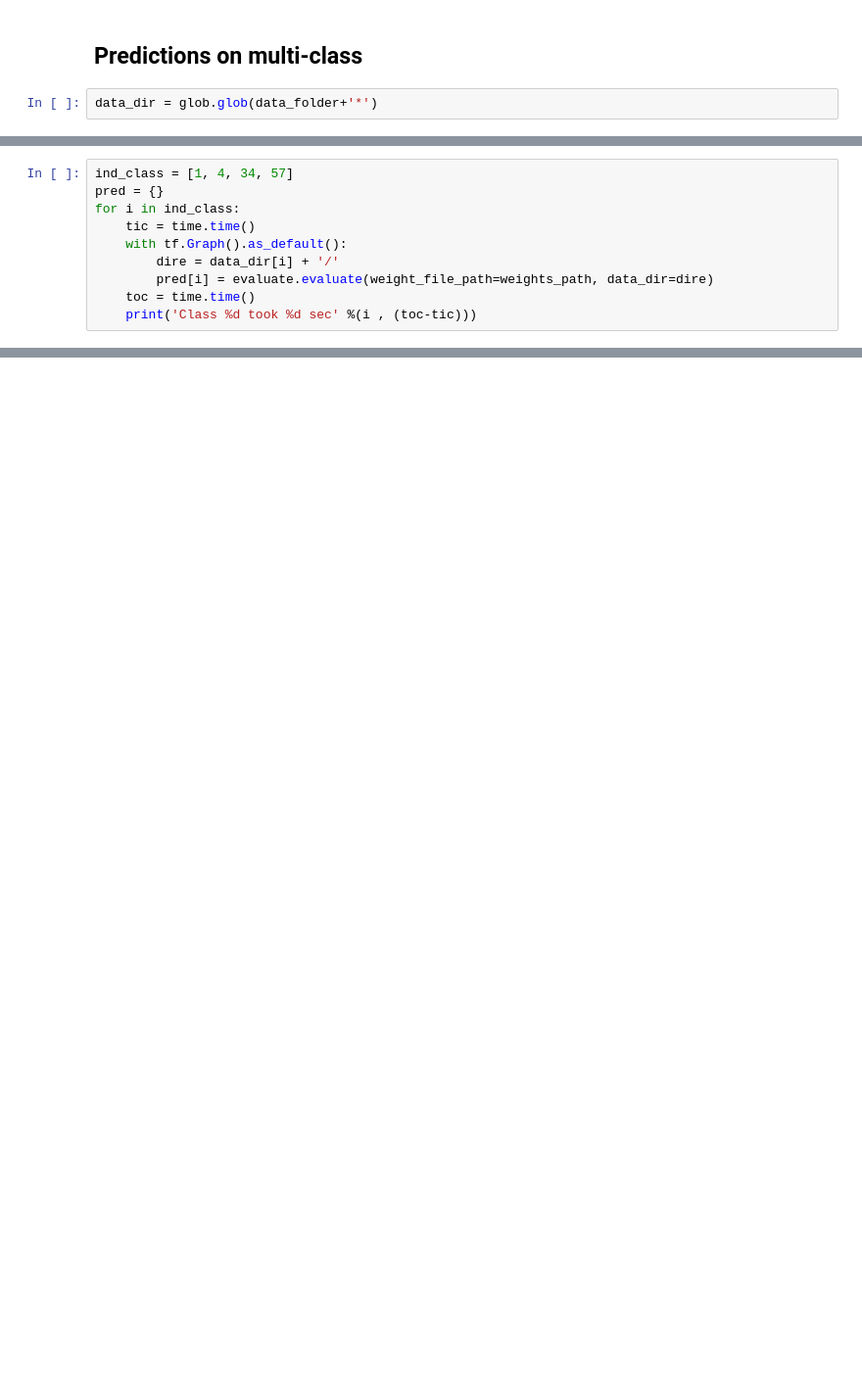
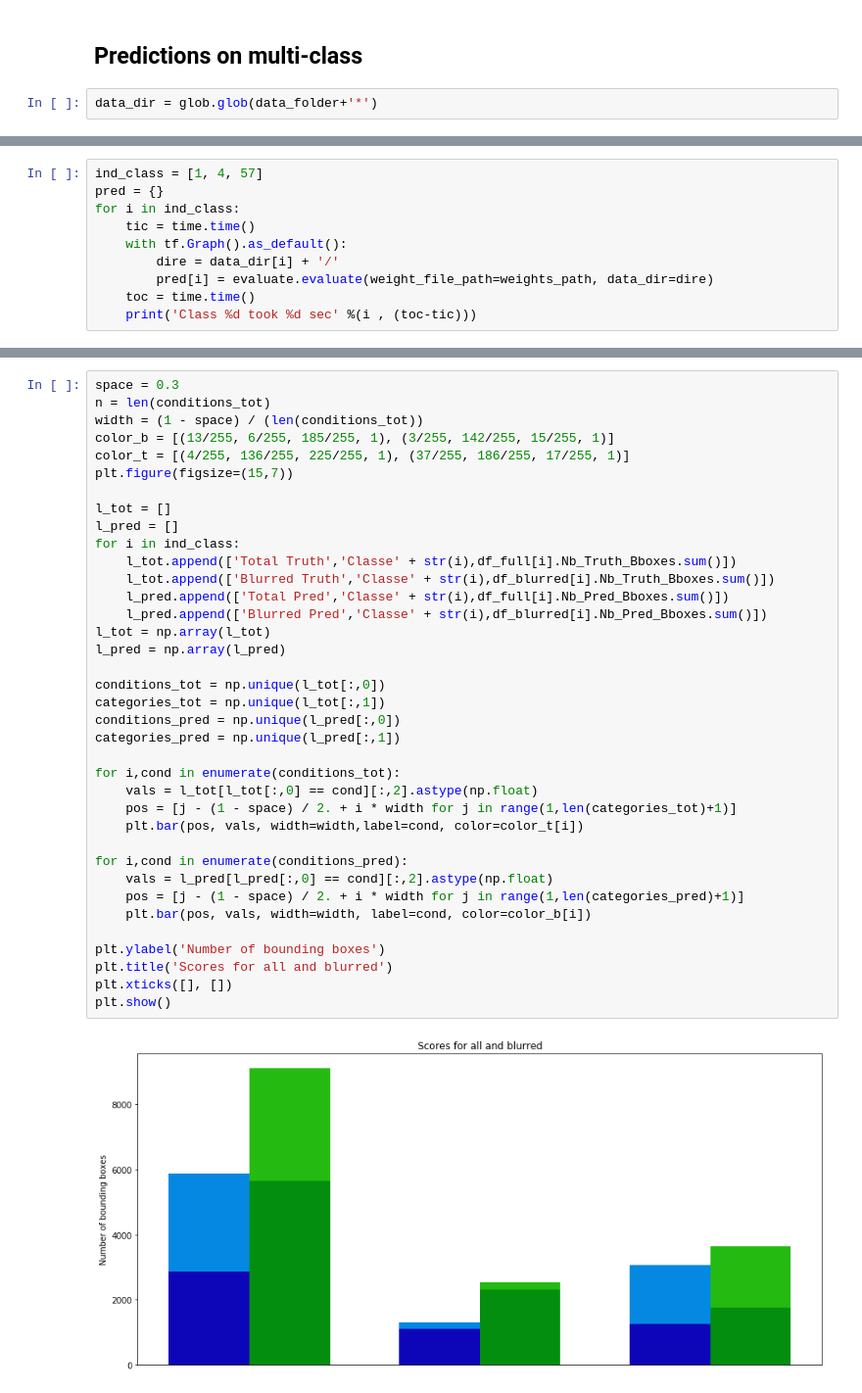
Before and after one commit to alexattia/ExtendedTinyFaces, a Jupyter notebook: Blurring.ipynb, the cells around one changed output, grey strips where cells are left out. Shown at 98% size. Drawn from its saved outputs; the diff is of its cells as text; blank space fills up the shorter version.

Commit message:
adding multi class and effect of blurred regions

```diff
--- a/Blurring.ipynb
+++ b/Blurring.ipynb
@@ -97,5 +108,5 @@ data_dir = glob.glob(data_folder+'*')
 # %%
-ind_class = [1, 4, 34, 57]
+ind_class = [1, 4, 57]
 pred = {}
 for i in ind_class:
     tic = time.time()
@@ -172,0 +154,39 @@ plt.show()
+# %%
+space = 0.3
+n = len(conditions_tot)
+width = (1 - space) / (len(conditions_tot))
+color_b = [(13/255, 6/255, 185/255, 1), (3/255, 142/255, 15/255, 1)]
+color_t = [(4/255, 136/255, 225/255, 1), (37/255, 186/255, 17/255, 1)]
+plt.figure(figsize=(15,7))
+
+l_tot = []
+l_pred = []
+for i in ind_class:
+    l_tot.append(['Total Truth','Classe' + str(i),df_full[i].Nb_Truth_Bboxes.sum()])
+    l_tot.append(['Blurred Truth','Classe' + str(i),df_blurred[i].Nb_Truth_Bboxes.sum()])
+    l_pred.append(['Total Pred','Classe' + str(i),df_full[i].Nb_Pred_Bboxes.sum()])
+    l_pred.append(['Blurred Pred','Classe' + str(i),df_blurred[i].Nb_Pred_Bboxes.sum()])
+l_tot = np.array(l_tot)
+l_pred = np.array(l_pred)
+
+conditions_tot = np.unique(l_tot[:,0])
+categories_tot = np.unique(l_tot[:,1])
+conditions_pred = np.unique(l_pred[:,0])
+categories_pred = np.unique(l_pred[:,1])
+
+for i,cond in enumerate(conditions_tot):
+    vals = l_tot[l_tot[:,0] == cond][:,2].astype(np.float)
+    pos = [j - (1 - space) / 2. + i * width for j in range(1,len(categories_tot)+1)]
+    plt.bar(pos, vals, width=width,label=cond, color=color_t[i])
+
+for i,cond in enumerate(conditions_pred):
+    vals = l_pred[l_pred[:,0] == cond][:,2].astype(np.float)
+    pos = [j - (1 - space) / 2. + i * width for j in range(1,len(categories_pred)+1)]
+    plt.bar(pos, vals, width=width, label=cond, color=color_b[i])
+
+plt.ylabel('Number of bounding boxes')
+plt.title('Scores for all and blurred')
+plt.xticks([], [])
+plt.show()
+# %% [output]
+[figure, added]
```
Also changed, not shown: parts of 9 cells of this notebook.
